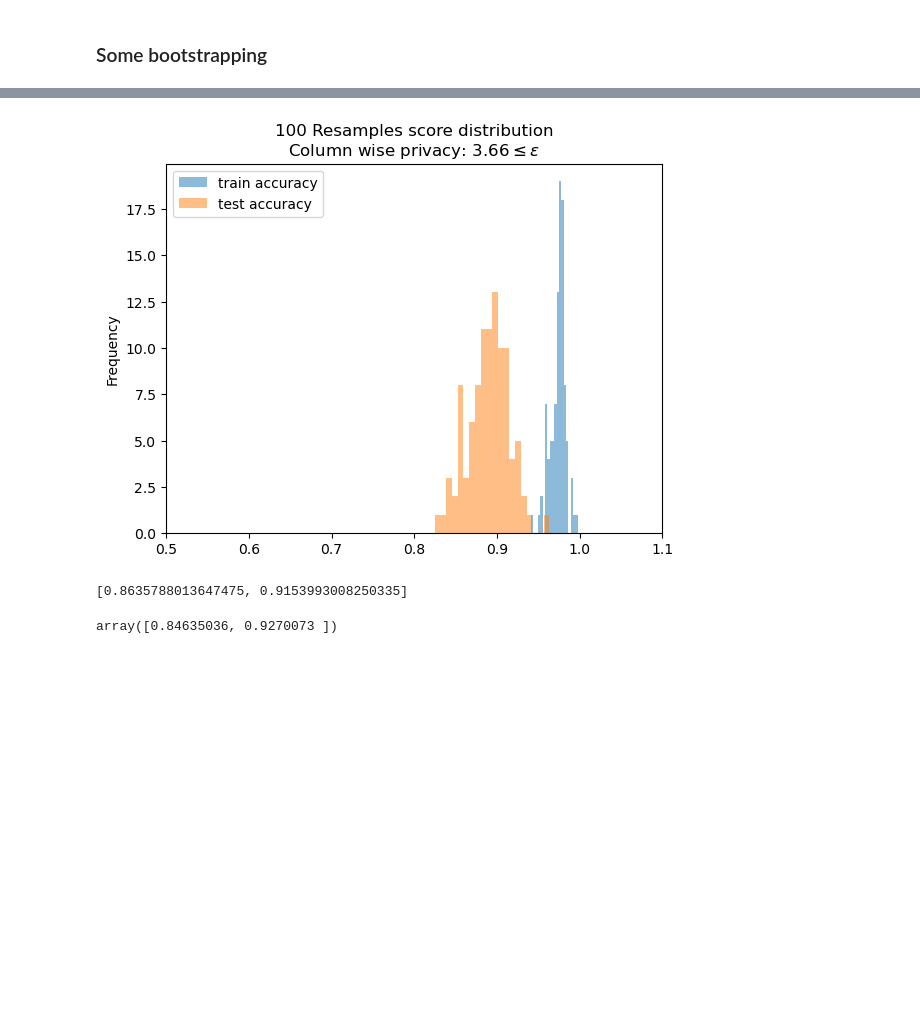
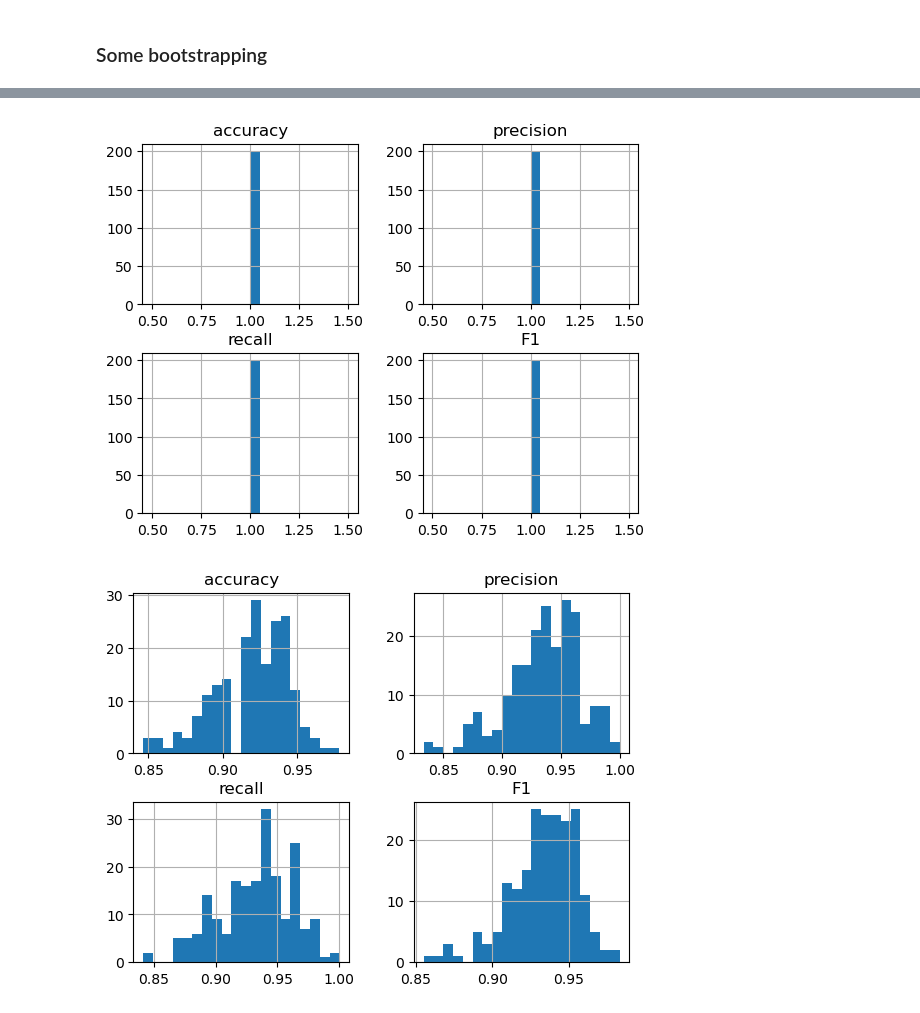
Before and after one commit to Even-tr/IN-STK5000-9000-Project-2, a Jupyter notebook: pipe.ipynb, the cells around one changed output, grey strips where cells are left out. Drawn from its saved outputs; the diff is of its cells as text; code cells hidden in the pictures; blank space fills up the shorter version.

Commit message:
added multiple metrics and some docstrings

```diff
--- a/pipe.ipynb
+++ b/pipe.ipynb
@@ -320,4 +328,4 @@ def tune_clf(clf, X_train, y_train, param_grid=param_grid):
     # print(best_model['classifier'].max_depth)
     return {'model': best_model, 'train score': best_model.score(X_train, y_train)}
 # %%
-tune_clf(make_clf(tree.DecisionTreeClassifier()), X_train, y_train)['train score']
+model = tune_clf(make_clf(tree.DecisionTreeClassifier()), X_train, y_train)['model']
@@ -325,0 +334,23 @@ tune_clf(make_clf(tree.DecisionTreeClassifier()), X_train, y_train)['train score
+# %%
+from sklearn.metrics import confusion_matrix
+
+def score(model, X, y):
+    """
+    Accepts a model (implementing a .predict method) and some data, X, with labels y,
+    and returns the accuracy, precision, recall and F1 score.
+
+    Warning: the lenght of the return value is assumed to be equal to the lenght of the socre names
+    """
+    y_hat = model.predict(X)
+    cm = confusion_matrix(y, y_hat)
+    acc = (cm[0,0] + cm[1,1])/(np.sum(cm))
+    prec = (cm[1,1])/(cm[1,1] + cm[0,1])
+    rec = (cm[1,1])/(cm[1,1] + cm[1,0])
+    f1 = 2*prec*rec/(prec+rec)
+
+
+    return acc, prec, rec, f1
+
+score_names = ['accuracy', 'precision', 'recall', 'F1']
+
+score(model, X_test, y_test)
@@ -326,16 +359,20 @@ tune_clf(make_clf(tree.DecisionTreeClassifier()), X_train, y_train)['train score
 # %% [markdown]
 ### Some bootstrapping
 # %%
-train_scores = []
-test_scores = []
+n_samples = 200
 
-n_samples = 100
+train_scores = np.zeros(shape=(n_samples, len(score_names)))
+test_scores = np.zeros_like(train_scores)
+
 for i in range(n_samples):
     print(f'{i/n_samples:.2f}')
     X_train, X_test, y_train, y_test = train_test_split(X, y) # Simple train-test spliot
 
-    res =  tune_clf(make_clf(tree.DecisionTreeClassifier()), X_train, y_train)
-    train_scores.append(res['train score'])
-    test_scores.append(res['model'].score(X_test, y_test))
+    model =  tune_clf(make_clf(tree.DecisionTreeClassifier()), X_train, y_train)['model']
+    train_scores[i] = score(model, X_train, y_train)
+    test_scores[i] = score(model, X_test, y_test)
+
+train_scores = pd.DataFrame(train_scores,columns=score_names)
+test_scores = pd.DataFrame(test_scores,columns=score_names)
 # %% [output]
 0.00
@@ -363,19 +395,7 @@ test_score_series = pd.Series(test_scores)
-# %%
-train_score_series.plot.hist(alpha=0.5,bins=20)
-test_score_series.plot.hist(alpha=0.5,bins=20)
-plt.legend(['train accuracy', 'test accuracy'])
-
-plt.title(f'{n_samples} Resamples score distribution')
-plt.xlim([0.5, 1.1])
-None # hides ugly last line
-# %% [output]
-[figure, removed]
-# %%
-ci =[np.mean(test_scores) - np.std(test_scores), np.mean(test_scores) + np.std(test_scores)]
-ci
-# %% [output]
-[0.8635788013647475, 0.9153993008250335]
-# %%
-np.quantile(test_scores, q=[0.05, 0.95])
-# %% [output]
-array([0.84635036, 0.9270073 ])
+# %%
+train_scores.hist(bins=n_samples//10)
+test_scores.hist(bins=n_samples//10)
+None # hides ugly last line
+# %% [output]
+[figure, added]
+[figure, added]
```
Also changed, not shown: parts of 11 cells of this notebook.
